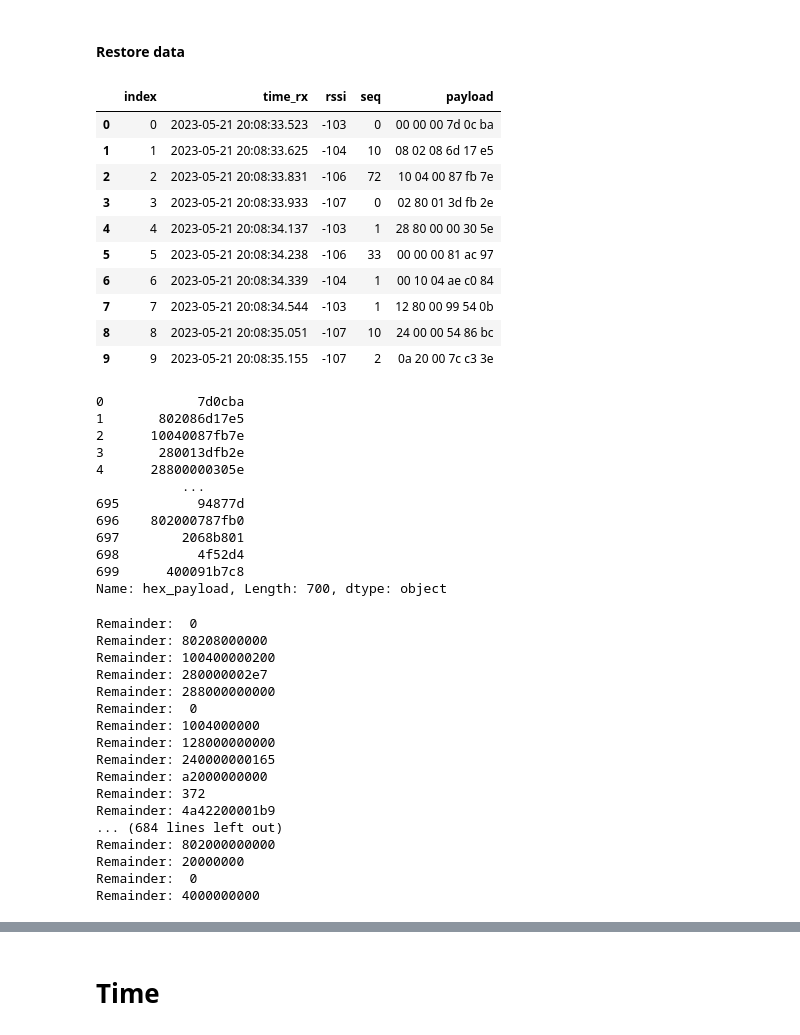
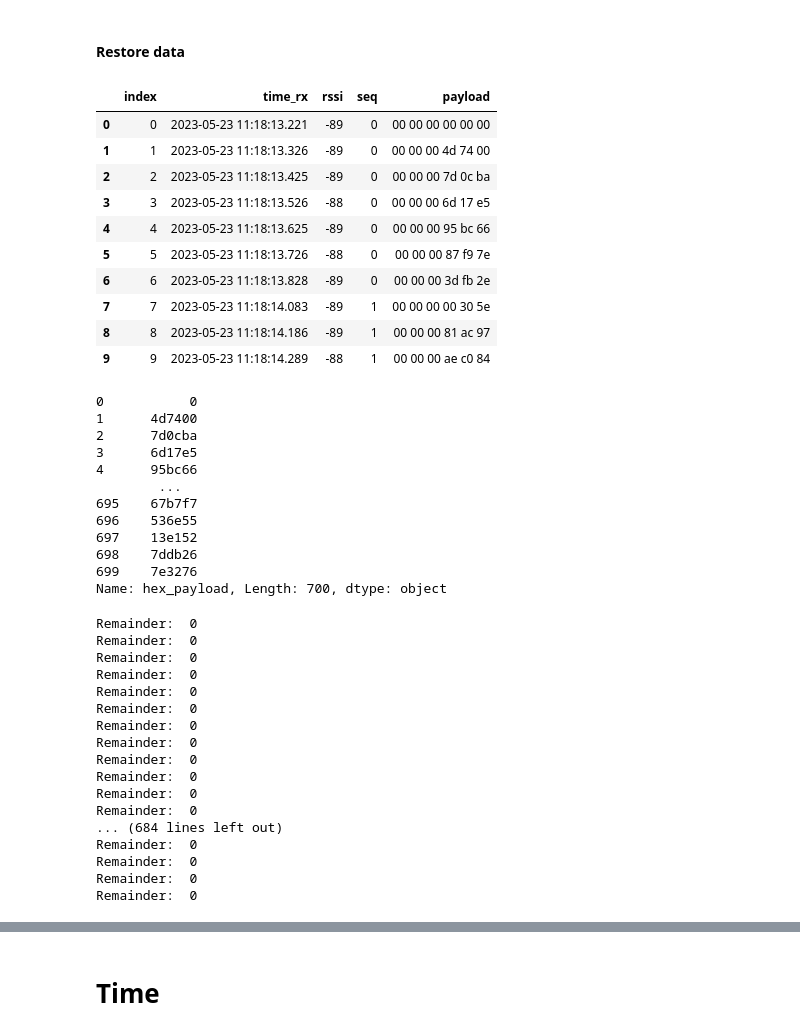
Before and after one commit to uu-core/project2023, a Jupyter notebook: stats/analysis.ipynb, the cells around one changed output, grey strips where cells are left out. Cells and saved outputs as stored; diff of their text form; code cells hidden in the pictures.

```diff
--- a/stats/analysis.ipynb
+++ b/stats/analysis.ipynb
@@ -31,61 +31,61 @@ MAX_SEQ = 256 # (decimal) maximum seq number defined by the length of the seq, t
 #### Restore data
 # %%
 # define the file name
-filename = "65k_12m_200_100"
+filename = "5m"
 # import file to jupyter notebook
-df_read = readfile("./data/" + filename + ".txt")
+df_read = readfile("./test/" + filename + ".txt")
 # check the raw data first 10 lines
 df_read.head(10)
 # %% [output]
 |  | index | time_rx | rssi | seq | payload |
-| 0 | 0 | 2023-05-21 20:08:33.523 | -103 | 0 | 00 00 00 7d 0c ba |
-| 1 | 1 | 2023-05-21 20:08:33.625 | -104 | 10 | 08 02 08 6d 17 e5 |
-| 2 | 2 | 2023-05-21 20:08:33.831 | -106 | 72 | 10 04 00 87 fb 7e |
-| 3 | 3 | 2023-05-21 20:08:33.933 | -107 | 0 | 02 80 01 3d fb 2e |
-| 4 | 4 | 2023-05-21 20:08:34.137 | -103 | 1 | 28 80 00 00 30 5e |
-| 5 | 5 | 2023-05-21 20:08:34.238 | -106 | 33 | 00 00 00 81 ac 97 |
-| 6 | 6 | 2023-05-21 20:08:34.339 | -104 | 1 | 00 10 04 ae c0 84 |
-| 7 | 7 | 2023-05-21 20:08:34.544 | -103 | 1 | 12 80 00 99 54 0b |
-| 8 | 8 | 2023-05-21 20:08:35.051 | -107 | 10 | 24 00 00 54 86 bc |
-| 9 | 9 | 2023-05-21 20:08:35.155 | -107 | 2 | 0a 20 00 7c c3 3e |
+| 0 | 0 | 2023-05-23 11:18:13.221 | -89 | 0 | 00 00 00 00 00 00 |
+| 1 | 1 | 2023-05-23 11:18:13.326 | -89 | 0 | 00 00 00 4d 74 00 |
+| 2 | 2 | 2023-05-23 11:18:13.425 | -89 | 0 | 00 00 00 7d 0c ba |
+| 3 | 3 | 2023-05-23 11:18:13.526 | -88 | 0 | 00 00 00 6d 17 e5 |
+| 4 | 4 | 2023-05-23 11:18:13.625 | -89 | 0 | 00 00 00 95 bc 66 |
+| 5 | 5 | 2023-05-23 11:18:13.726 | -88 | 0 | 00 00 00 87 f9 7e |
+| 6 | 6 | 2023-05-23 11:18:13.828 | -89 | 0 | 00 00 00 3d fb 2e |
+| 7 | 7 | 2023-05-23 11:18:14.083 | -89 | 1 | 00 00 00 00 30 5e |
+| 8 | 8 | 2023-05-23 11:18:14.186 | -89 | 1 | 00 00 00 81 ac 97 |
+| 9 | 9 | 2023-05-23 11:18:14.289 | -88 | 1 | 00 00 00 ae c0 84 |
 # %%
 # For debug
 df_decode = df_read
 df_decode['hex_payload'] = df_decode['payload'].apply(lambda x: format(int(x.replace(' ', ''), 16), 'x'))
 print(df_decode['hex_payload'])
 # %% [output]
-0            7d0cba
-1       802086d17e5
-2      10040087fb7e
-3       280013dfb2e
-4      28800000305e
-           ...
-695          94877d
-696    802000787fb0
-697        2068b801
-698          4f52d4
-699      400091b7c8
+0           0
+1      4d7400
+2      7d0cba
+3      6d17e5
+4      95bc66
+        ...
+695    67b7f7
+696    536e55
+697    13e152
+698    7ddb26
+699    7e3276
 Name: hex_payload, Length: 700, dtype: object
 # %%
 df_decode['decoded_payload'] = df_decode['hex_payload'].apply(lambda x: CorrectError(int(x.replace(' ', ''), 16)))
 # %% [output]
 Remainder:  0
-Remainder: 80208000000
-Remainder: 100400000200
-Remainder: 280000002e7
-Remainder: 288000000000
 Remainder:  0
-Remainder: 1004000000
-Remainder: 128000000000
-Remainder: 240000000165
-Remainder: a2000000000
-Remainder: 372
-Remainder: 4a42200001b9
+Remainder:  0
+Remainder:  0
+Remainder:  0
+Remainder:  0
+Remainder:  0
+Remainder:  0
+Remainder:  0
+Remainder:  0
+Remainder:  0
+Remainder:  0
 ... (684 lines left out)
-Remainder: 802000000000
-Remainder: 20000000
 Remainder:  0
-Remainder: 4000000000
+Remainder:  0
+Remainder:  0
+Remainder:  0
 # %%
 # After correct
 print(df_decode['decoded_payload'])
```
Also changed, not shown: parts of 10 cells of this notebook, 16 other files.
